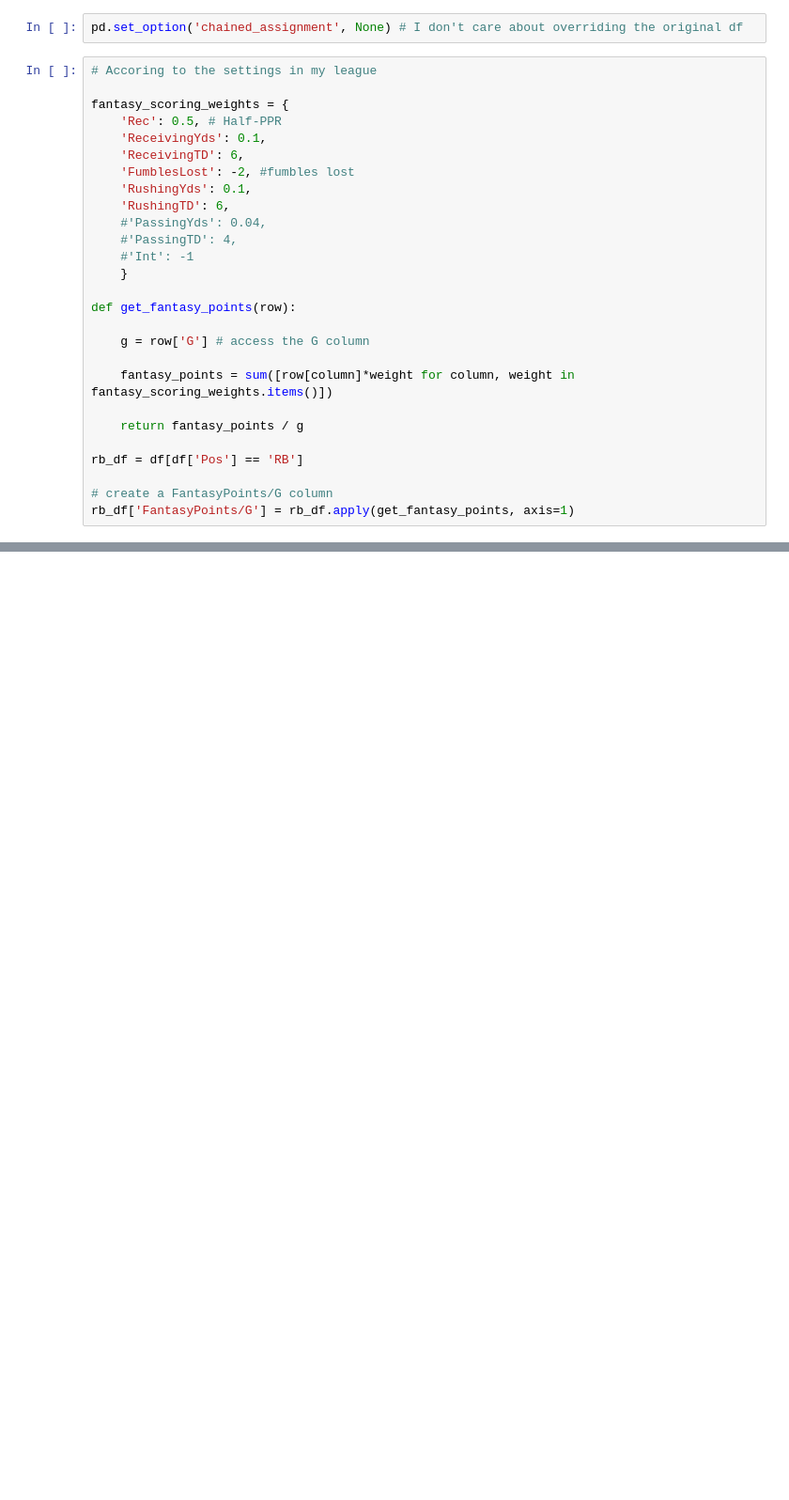
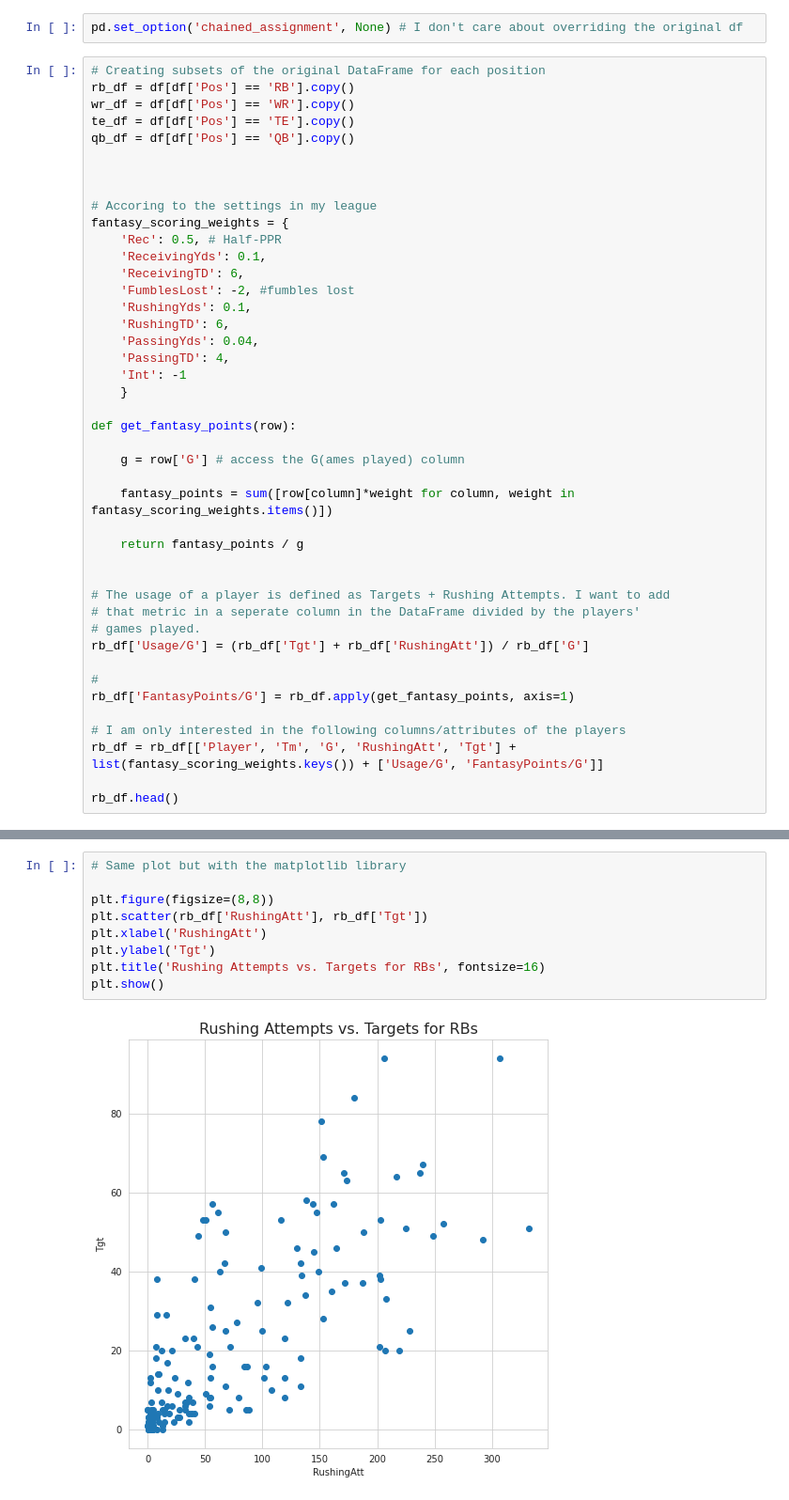
Before and after one commit to TonyToeTap/FantasyFootball, a Jupyter notebook: FF_DataVisualization.ipynb, the cells around one changed output, grey strips where cells are left out. Shown at 94% size. Drawn from its saved outputs; the diff is of its cells as text; blank space fills up the shorter version.

```diff
--- a/FF_DataVisualization.ipynb
+++ b/FF_DataVisualization.ipynb
@@ -29,8 +40,15 @@ memory usage: 105.0+ KB
 # %%
 pd.set_option('chained_assignment', None) # I don't care about overriding the original df
 # %%
+# Creating subsets of the original DataFrame for each position
+rb_df = df[df['Pos'] == 'RB'].copy()
+wr_df = df[df['Pos'] == 'WR'].copy()
+te_df = df[df['Pos'] == 'TE'].copy()
+qb_df = df[df['Pos'] == 'QB'].copy()
+
+
+
 # Accoring to the settings in my league
-
 fantasy_scoring_weights = {
     'Rec': 0.5, # Half-PPR
     'ReceivingYds': 0.1,
@@ -38,20 +56,29 @@ fantasy_scoring_weights = {
     'FumblesLost': -2, #fumbles lost
     'RushingYds': 0.1,
     'RushingTD': 6,
-    #'PassingYds': 0.04,
-    #'PassingTD': 4,
-    #'Int': -1
+    'PassingYds': 0.04,
+    'PassingTD': 4,
+    'Int': -1
     }
 
 def get_fantasy_points(row):
 
-    g = row['G'] # access the G column
+    g = row['G'] # access the G(ames played) column
 
     fantasy_points = sum([row[column]*weight for column, weight in fantasy_scoring_weights.items()])
 
     return fantasy_points / g
 
-rb_df = df[df['Pos'] == 'RB']
 
-# create a FantasyPoints/G column
+# The usage of a player is defined as Targets + Rushing Attempts. I want to add
+# that metric in a seperate column in the DataFrame divided by the players'
+# games played.
+rb_df['Usage/G'] = (rb_df['Tgt'] + rb_df['RushingAtt']) / rb_df['G']
+
+#
 rb_df['FantasyPoints/G'] = rb_df.apply(get_fantasy_points, axis=1)
+
+# I am only interested in the following columns/attributes of the players
+rb_df = rb_df[['Player', 'Tm', 'G', 'RushingAtt', 'Tgt'] + list(fantasy_scoring_weights.keys()) + ['Usage/G', 'FantasyPoints/G']]
+
+rb_df.head()
@@ -64,3 +98,14 @@ plt.figure(figsize=(10, 10))
 sns.scatterplot(rb_df['RushingAtt'], rb_df['Tgt']);
 # %% [output]
 [figure]
+# %%
+# Same plot but with the matplotlib library
+
+plt.figure(figsize=(8,8))
+plt.scatter(rb_df['RushingAtt'], rb_df['Tgt'])
+plt.xlabel('RushingAtt')
+plt.ylabel('Tgt')
+plt.title('Rushing Attempts vs. Targets for RBs', fontsize=16)
+plt.show()
+# %% [output]
+[figure, added]
```
Also changed, not shown: parts of 35 cells of this notebook.
